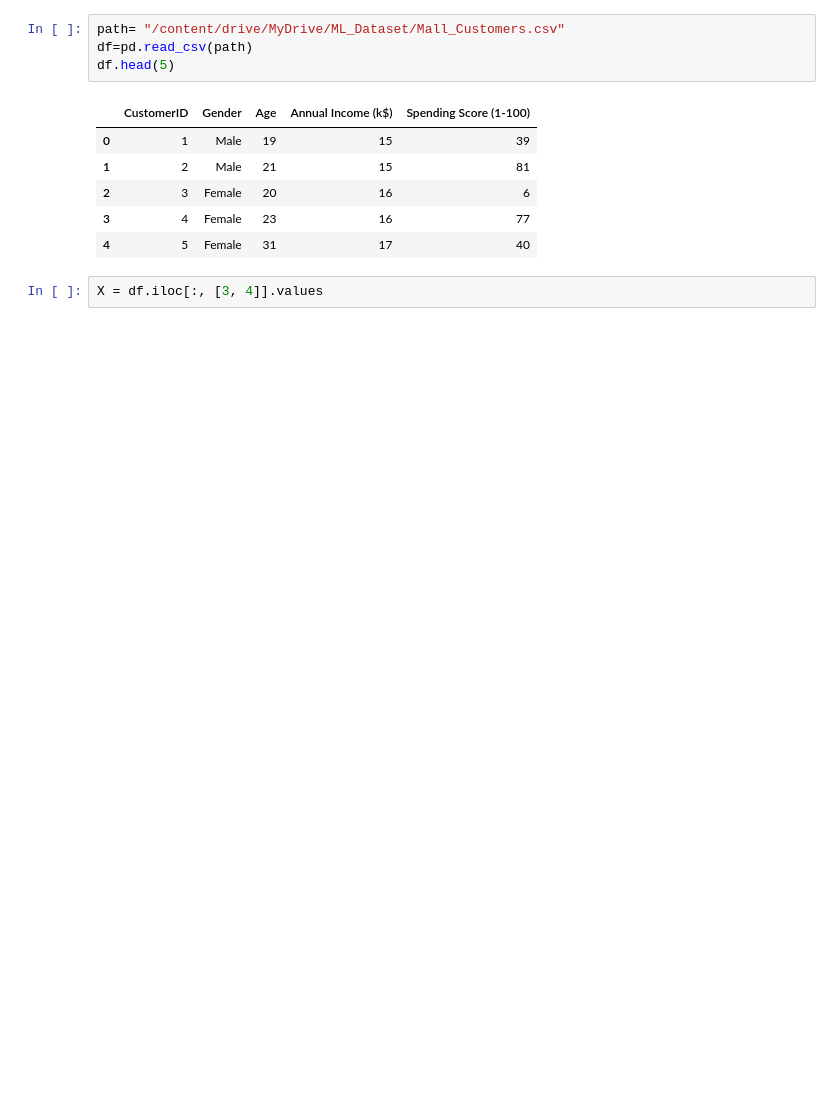
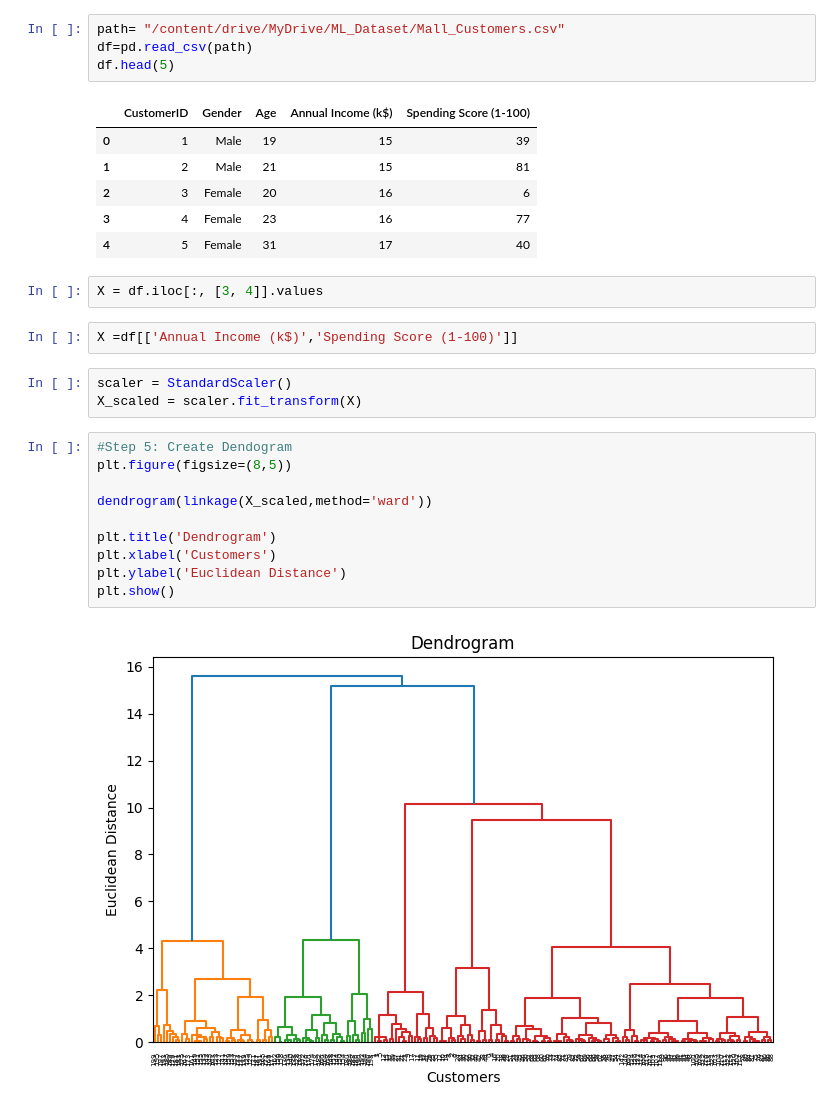
Before and after one commit to mudassirbeg/Mudassir_ML-Codes, a Jupyter notebook: ML_practical_10.ipynb, the cells around one changed output. Saved outputs shown, nothing was run; the diff lists cells and outputs as text; blank space fills up the shorter version.

```diff
--- a/ML_practical_10.ipynb
+++ b/ML_practical_10.ipynb
@@ -32,3 +32,20 @@ df.head(5)
 | 4 | 5 | Female | 31 | 17 | 40 |
 # %%
 X = df.iloc[:, [3, 4]].values
+# %%
+X =df[['Annual Income (k$)','Spending Score (1-100)']]
+# %%
+scaler = StandardScaler()
+X_scaled = scaler.fit_transform(X)
+# %%
+#Step 5: Create Dendogram
+plt.figure(figsize=(8,5))
+
+dendrogram(linkage(X_scaled,method='ward'))
+
+plt.title('Dendrogram')
+plt.xlabel('Customers')
+plt.ylabel('Euclidean Distance')
+plt.show()
+# %% [output]
+[figure, added]
```
Also changed, not shown: parts of 5 cells of this notebook.
